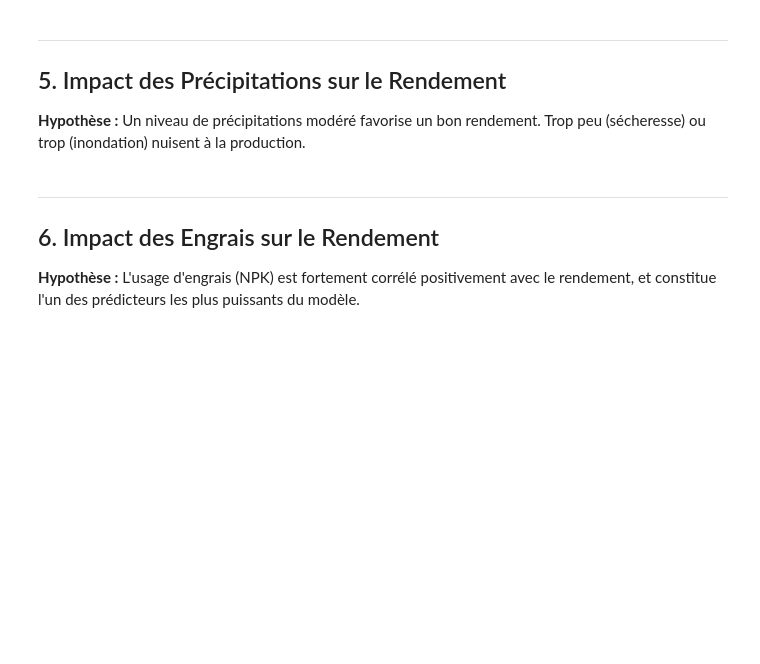
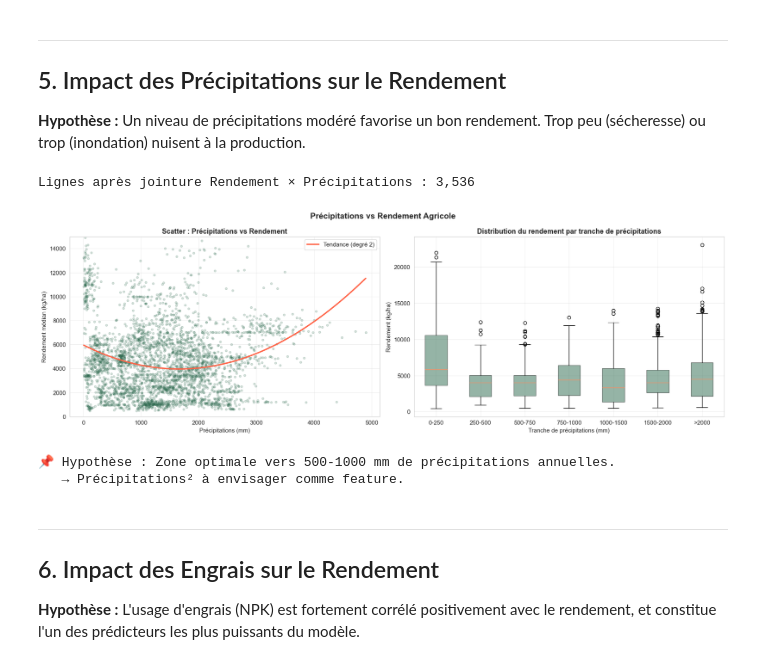
Before and after one commit to 2Alexis/Swarm_Prediction, a Jupyter notebook: data_visualization.ipynb, the cells around one changed output. Saved outputs shown, nothing was run; the diff lists cells and outputs as text; code cells hidden in the pictures; blank space fills up the shorter version.

```diff
--- a/data_visualization.ipynb
+++ b/data_visualization.ipynb
@@ -264,33 +319,39 @@ try:
     s = sample2.dropna(subset=['Precipitations_mm', 'Rendement'])
     z = np.polyfit(s['Precipitations_mm'], s['Rendement'], 2)
     p = np.poly1d(z)
     x_line = np.linspace(s['Precipitations_mm'].min(), s['Precipitations_mm'].max(), 200)
     axes[0].plot(x_line, p(x_line), color='tomato', lw=2.5, label='Tendance (degré 2)')
     axes[0].legend()
 except Exception:
     pass
 axes[0].set_xlabel('Précipitations (mm)')
 axes[0].set_ylabel('Rendement médian (kg/ha)')
 axes[0].set_title('Scatter : Précipitations vs Rendement')
+axes[0].set_ylim(0, df_merged_precip['Rendement'].quantile(0.99) * 1.1)
 
 # Boîtes par tranches
 df_merged_precip['Tranche_P'] = pd.cut(df_merged_precip['Precipitations_mm'],
                                         bins=[0, 250, 500, 750, 1000, 1500, 2000, 5000],
                                         labels=['0-250', '250-500', '500-750', '750-1000',
                                                 '1000-1500', '1500-2000', '>2000'])
 bp_data2 = [df_merged_precip[df_merged_precip['Tranche_P'] == t]['Rendement'].dropna().values
             for t in df_merged_precip['Tranche_P'].cat.categories]
 axes[1].boxplot(bp_data2, labels=df_merged_precip['Tranche_P'].cat.categories, patch_artist=True,
                 boxprops=dict(facecolor=ACCENT, alpha=0.5))
 axes[1].set_xlabel('Tranche de précipitations (mm)')
 axes[1].set_ylabel('Rendement (kg/ha)')
 axes[1].set_title('Distribution du rendement par tranche de précipitations')
 
 plt.tight_layout()
 plt.show()
 
 print('📌 Hypothèse : Zone optimale vers 500-1000 mm de précipitations annuelles.')
 print('   → Précipitations² à envisager comme feature.')
+# %% [output]
+Lignes après jointure Rendement × Précipitations : 3,536
+[figure, added]
+📌 Hypothèse : Zone optimale vers 500-1000 mm de précipitations annuelles.
+   → Précipitations² à envisager comme feature.
 # %% [markdown]
 ---
 ## 6. Impact des Engrais sur le Rendement
```
Also changed, not shown: parts of 16 cells of this notebook, 11 other files.
